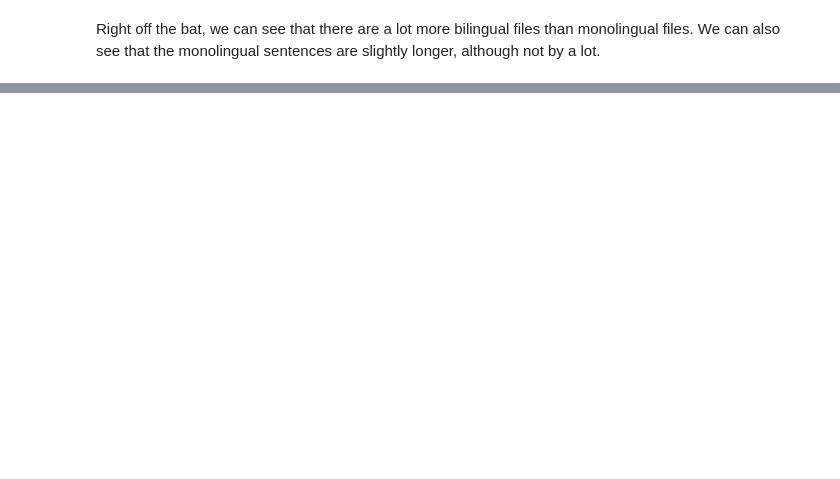
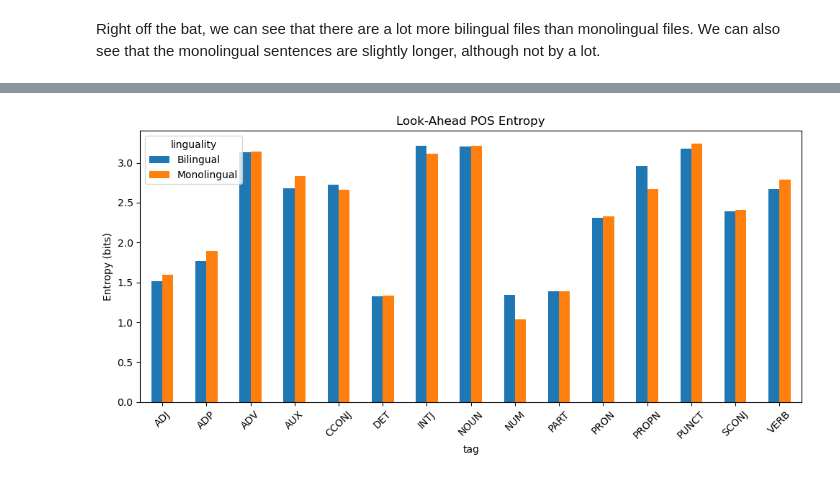
Before and after one commit to lcarl82/Multilingual-Entropy, a Jupyter notebook: Code/RUEGExploration.ipynb, the cells around one changed output, grey strips where cells are left out. Saved outputs shown, nothing was run; the diff lists cells and outputs as text; code cells hidden in the pictures; blank space fills up the shorter version.

Commit message:
Entropy/Heritage Language

```diff
--- a/Code/RUEGExploration.ipynb
+++ b/Code/RUEGExploration.ipynb
@@ -173,0 +291,7 @@ Right off the bat, we can see that there are a lot more bilingual files than mon
+# %%
+bi_postags = [x[1] for x in bi_pos]
+bi_postagsfd = nltk.FreqDist(bi_postags)
+bi_postagsfd.most_common(20)
+mono_postags = [x[1] for x in mono_pos]
+mono_postagsfd = nltk.FreqDist(mono_postags)
+mono_postagsfd.most_common(20)
@@ -173,0 +659,37 @@ Right off the bat, we can see that there are a lot more bilingual files than mon
+# %%
+from scipy.stats import entropy
+def entropy_generator(postags, tag):
+    ahead_counts = Counter([y for (x, y) in postags if x == tag])
+    ahead_ent = entropy(list(ahead_counts.values()), base=2)
+    behind_counts = Counter([x for (x, y) in postags if y == tag])
+    behind_ent = entropy(list(behind_counts.values()), base=2)
+    if postags == bi_bipostags:
+        lang = "Bilingual"
+    else:
+        lang = "Monolingual"
+    return {"linguality": lang, "tag": tag,"ahead_entropy": ahead_ent,"behind_entropy": behind_ent}
+# %%
+results = []
+for x in list(set(bi_postags)):
+    results.append(entropy_generator(bi_bipostags, x))
+    results.append(entropy_generator(mono_bipostags, x))
+
+df = pd.DataFrame(results)
+# %%
+import matplotlib.pyplot as plt
+
+pivot = df.pivot(
+    index="tag",
+    columns="linguality",
+    values="ahead_entropy"
+)
+
+pivot.plot(kind="bar", figsize=(10, 5))
+
+plt.ylabel("Entropy (bits)")
+plt.title("Look-Ahead POS Entropy")
+plt.xticks(rotation=45)
+plt.tight_layout()
+plt.show()
+# %% [output]
+[figure, added]
```
Also changed, not shown: parts of 51 cells of this notebook.
